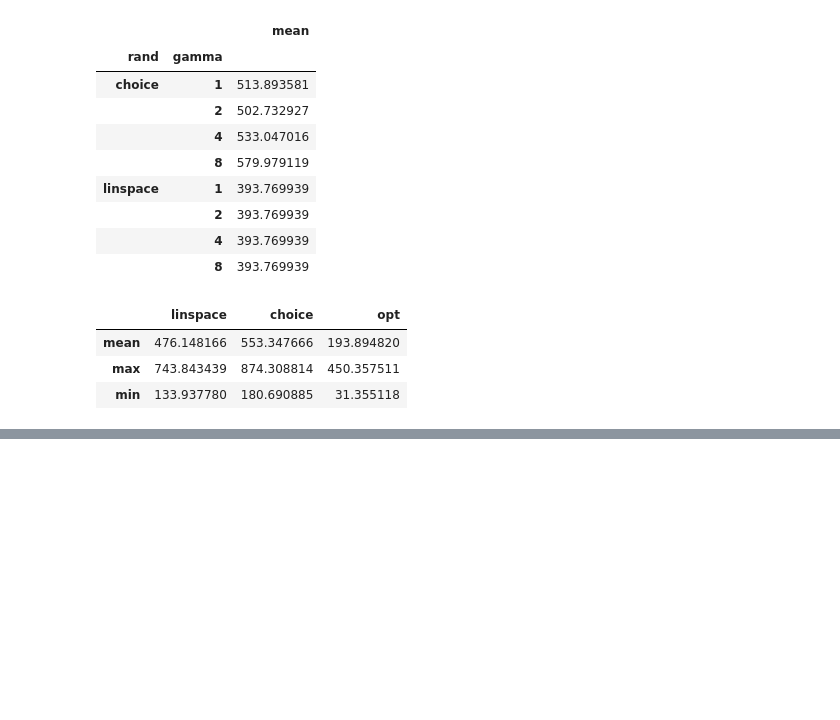
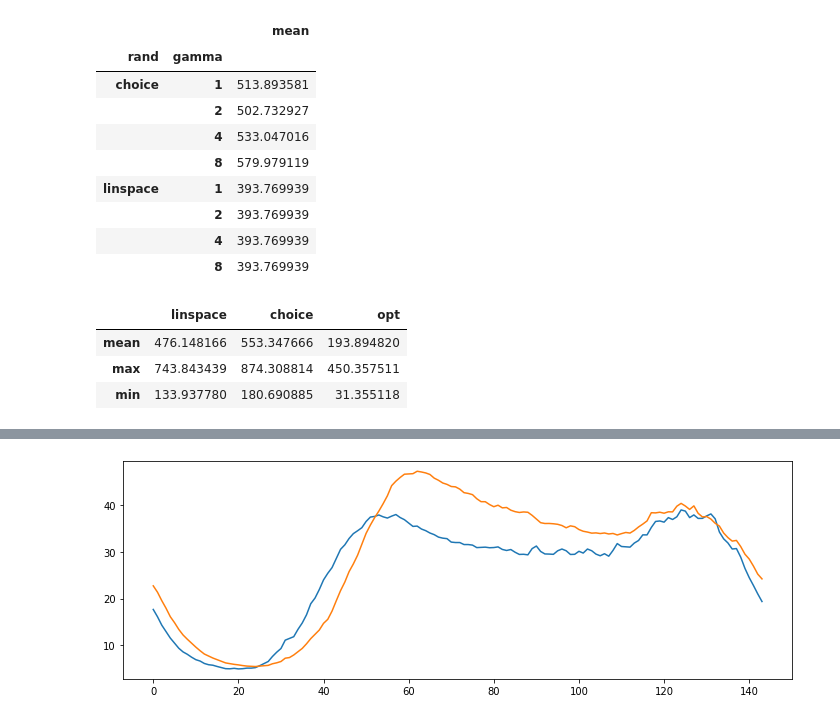
Before and after one commit to AdrianUrbanski/ADM, a Jupyter notebook: lista2.ipynb, the cells around one changed output, grey strips where cells are left out. Cells and saved outputs as stored; diff of their text form; code cells hidden in the pictures; blank space fills up the shorter version.

```diff
--- a/lista2.ipynb
+++ b/lista2.ipynb
@@ -319,0 +407,8 @@ results_df[['linspace', 'choice', 'opt']].agg(['mean', 'max', 'min'])
+# %%
+plt.figure(figsize=(12, 4))
+# plt.plot(X.T, 'k')
+plt.plot(kmeans.cluster_centers_[0, :].T, '#1F77B4')
+plt.plot(kmeans.cluster_centers_[1, :].T, '#FF7F0E')
+plt.show()
+# %% [output]
+[figure, added]
```
Also changed, not shown: parts of 11 cells of this notebook.
